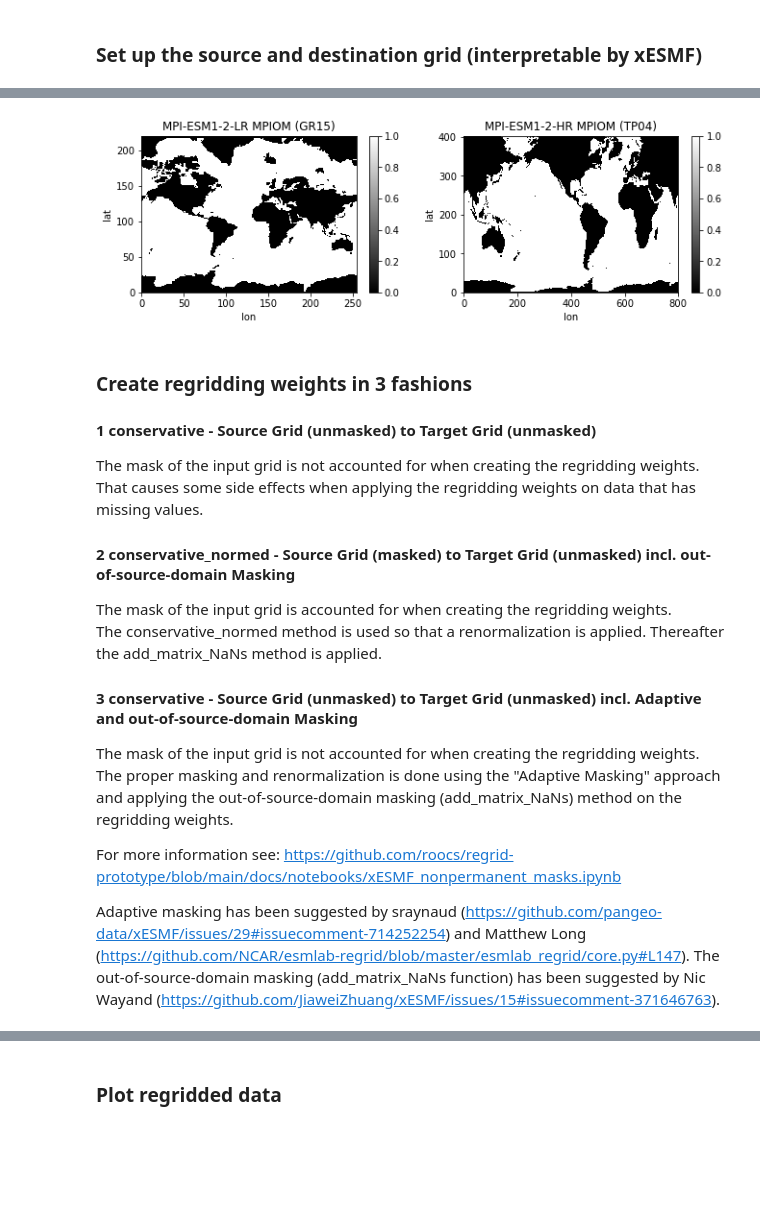
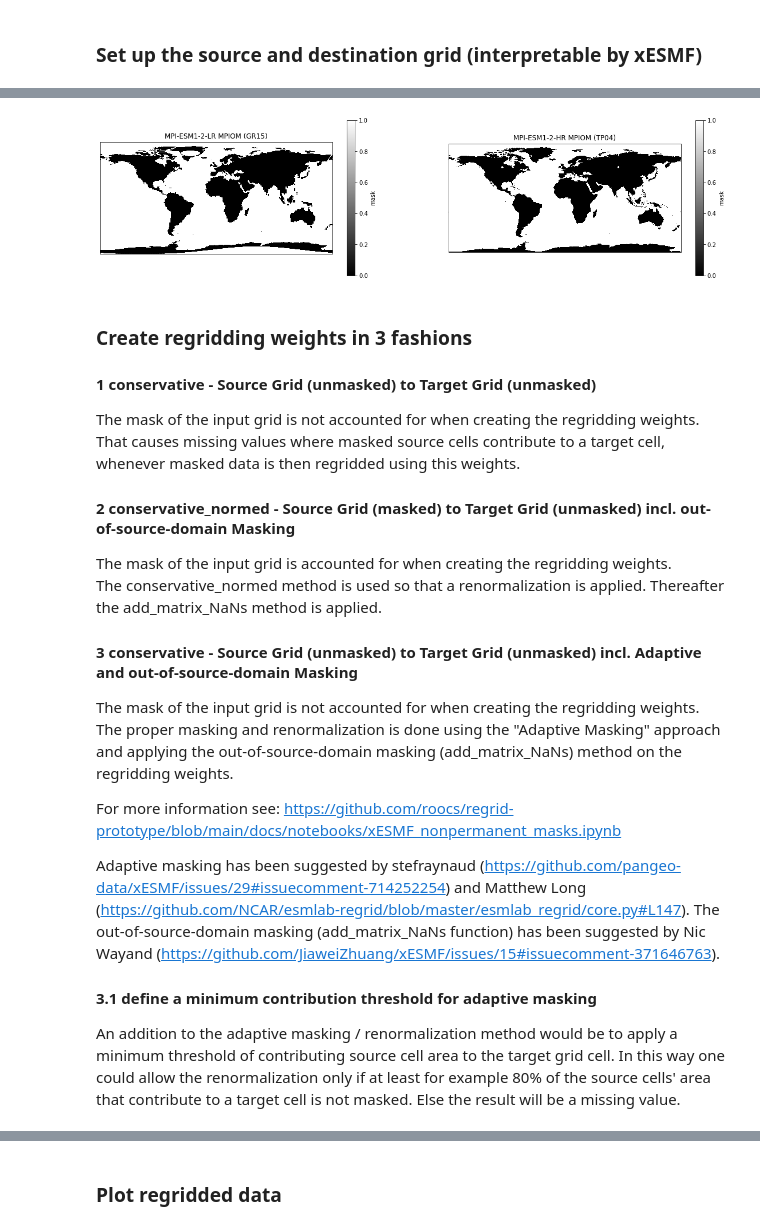
Before and after one commit to roocs/regrid-prototype, a Jupyter notebook: docs/notebooks/xESMF_test_Adaptive_Masking-MPIOM.ipynb, the cells around one changed output, grey strips where cells are left out. Drawn from its saved outputs; the diff is of its cells as text; code cells hidden in the pictures; blank space fills up the shorter version.

```diff
--- a/docs/notebooks/xESMF_test_Adaptive_Masking-MPIOM.ipynb
+++ b/docs/notebooks/xESMF_test_Adaptive_Masking-MPIOM.ipynb
@@ -365,8 +152,8 @@ axes[1].set_title('MPI-ESM1-2-HR MPIOM (TP04)');
 # %%
 # Read the target grid (1deg, including land-sea-mask, provided by
 #   https://github.com/SantanderMetGroup/ATLAS/blob/master/reference-grids/
-ds_out=xr.open_dataset("target_grids/land_sea_mask_1degree.nc4")
-ds_out
+ds_out=xr.open_dataset("../../target_grids/land_sea_mask_1degree.nc4")
+#ds_out
 
 # Alternatively specify a global grid
 # ds_out = xe.util.grid_global(5, 5) # global 5 degree grid
@@ -467,28 +238,26 @@ ds_in_HR_mask=translate_grid_for_xesmf(ds_HR)
 ds_in_HR_mask["mask"]=xr.where(~np.isnan(ds_HR['tos'].isel(time=0)), 1, 0).astype(int)
 # %%
 # Plot the masks
-fig, axes = plt.subplots(ncols=2, nrows=1, figsize=(11,3))
-
-im=axes[0].pcolormesh(ds_in_LR_mask.mask.values[::-1,:], cmap="binary_r")
-im=axes[1].pcolormesh(ds_in_HR_mask.mask.values[::-1,:], cmap="binary_r")
-
-fig.colorbar(im, ax=axes[0])
-fig.colorbar(im, ax=axes[1])
-
+fig, axes = plt.subplots(ncols=2, nrows=1, figsize=(20,5), subplot_kw={'projection': ccrs.PlateCarree()})
+ds_in_LR_mask.mask.plot.pcolormesh(ax=axes[0], x='longitude', y='latitude',
+                                       shading='flat', cmap='binary_r');
+ds_in_HR_mask.mask.plot.pcolormesh(ax=axes[1], x='longitude', y='latitude',
+                                       shading='flat', cmap='binary_r');
 axes[0].set_xlabel('lon');
 axes[0].set_ylabel('lat');
 axes[0].set_title('MPI-ESM1-2-LR MPIOM (GR15)');
 axes[1].set_xlabel('lon');
 axes[1].set_ylabel('lat');
 axes[1].set_title('MPI-ESM1-2-HR MPIOM (TP04)');
 # %% [output]
-[figure, old version]
+[figure, new version]
 # %% [markdown]
 ### Create regridding weights in 3 fashions
 
 #### 1  conservative - Source Grid (unmasked) to Target Grid (unmasked)
 The mask of the input grid is not accounted for when creating the regridding weights.
-That causes some side effects when applying the regridding weights on data that has missing values.
+That causes missing values where masked source cells contribute to a target cell,
+whenever masked data is then regridded using this weights.
 
 #### 2  conservative_normed - Source Grid (masked) to Target Grid (unmasked) incl. out-of-source-domain Masking
 The mask of the input grid is accounted for when creating the regridding weights.
@@ -502,8 +271,12 @@ applying the out-of-source-domain masking (add_matrix_NaNs) method on the regrid
 
 For more information see: https://github.com/roocs/regrid-prototype/blob/main/docs/notebooks/xESMF_nonpermanent_masks.ipynb
 
-Adaptive masking has been suggested by sraynaud (https://github.com/pangeo-data/xESMF/issues/29#issuecomment-714252254) and Matthew Long (https://github.com/NCAR/esmlab-regrid/blob/master/esmlab_regrid/core.py#L147).
+Adaptive masking has been suggested by stefraynaud (https://github.com/pangeo-data/xESMF/issues/29#issuecomment-714252254) and Matthew Long (https://github.com/NCAR/esmlab-regrid/blob/master/esmlab_regrid/core.py#L147).
 The out-of-source-domain masking (add_matrix_NaNs function) has been suggested by Nic Wayand (https://github.com/JiaweiZhuang/xESMF/issues/15#issuecomment-371646763).
+
+#### 3.1 define a minimum contribution threshold for adaptive masking
+
+An addition to the adaptive masking / renormalization method would be to apply a minimum threshold of contributing source cell area to the target grid cell. In this way one could allow the renormalization only if at least for example 80% of the source cells' area that contribute to a target cell is not masked. Else the result will be a missing value.
 # %%
 def add_matrix_NaNs(regridder):
     """Add Nans to matrices, which makes any output cell with a weight from a NaN input cell = NaN"""
```
Also changed, not shown: parts of 31 cells of this notebook, 5 other files.
